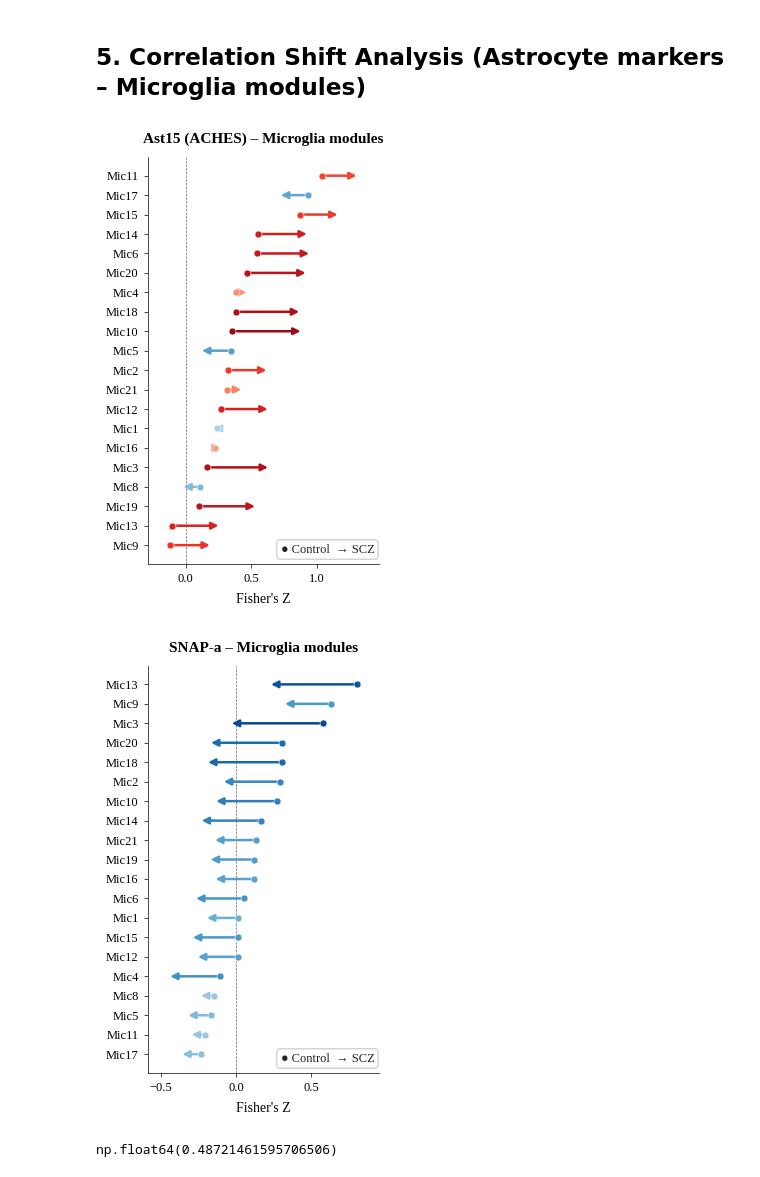
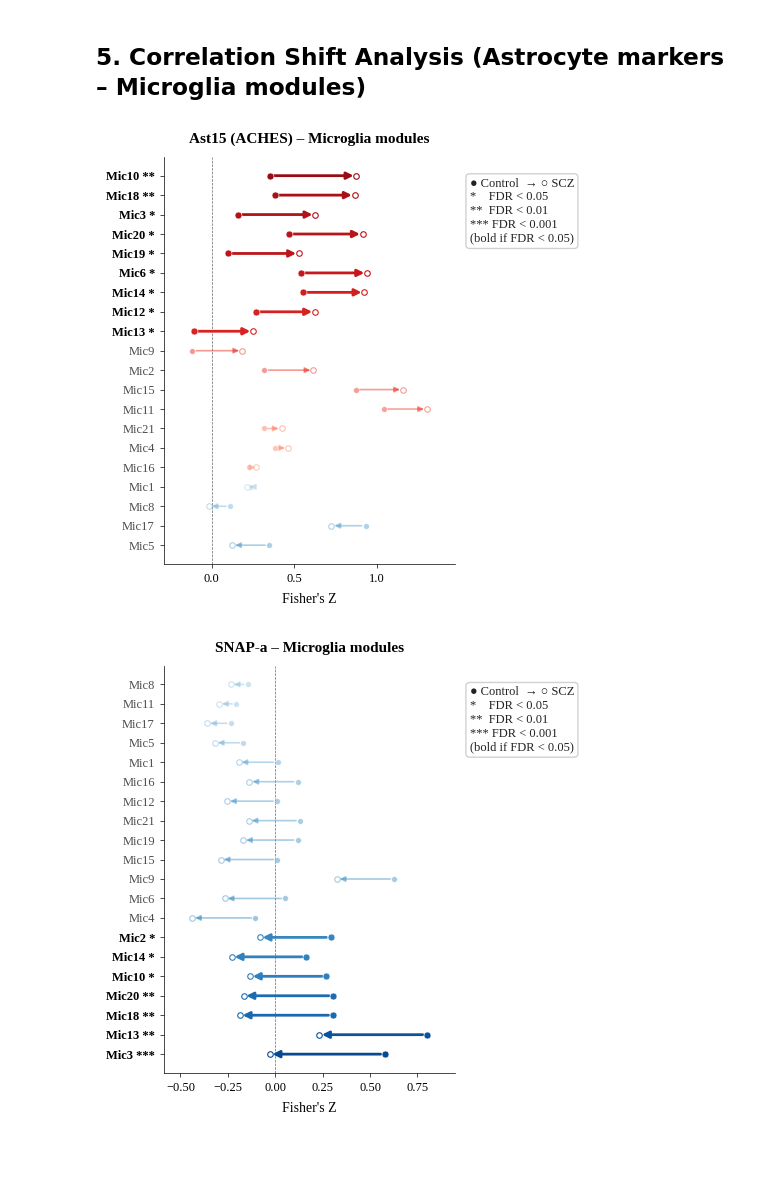
Before and after one commit to Kimsangwon-0523/SCZ_mic_ast_corr_diff, a Jupyter notebook: notebooks/primary_BA46/4_SNAP_Ast15_comparison.ipynb, the cells around one changed output. Saved outputs shown, nothing was run; the diff lists cells and outputs as text; code cells hidden in the pictures.

```diff
--- a/notebooks/primary_BA46/4_SNAP_Ast15_comparison.ipynb
+++ b/notebooks/primary_BA46/4_SNAP_Ast15_comparison.ipynb
@@ -145,14 +145,16 @@ snap_utils.plot_snap_ast_scatter(
 # %% [markdown]
 ## 5. Correlation Shift Analysis (Astrocyte markers – Microglia modules)
 # %%
+import numpy as np
+import pandas as pd
+from scipy.stats import pearsonr, norm
+from statsmodels.stats.multitest import multipletests
+
 def fisher_z(r):
     r = np.clip(r, -0.999999, 0.999999)
     return 0.5 * np.log((1 + r) / (1 - r))
 
 def get_z_series(marker_ctrl, marker_scz, mic_ctrl, mic_scz):
-    # marker_ctrl/scz: pd.Series of marker scores (index = donors)
-    # mic_ctrl/scz: pd.DataFrame of microglia module scores (index = donors)
-
     common_ctrl = marker_ctrl.index.intersection(mic_ctrl.index)
     common_scz = marker_scz.index.intersection(mic_scz.index)
 
@@ -166,47 +168,75 @@ def get_z_series(marker_ctrl, marker_scz, mic_ctrl, mic_scz):
         z_scz[col] = fisher_z(r_s)
 
     return pd.Series(z_ctrl), pd.Series(z_scz)
 
+def calculate_delta_corr_significance(val1, n1, val2, n2, is_z_transformed=True):
+    z1 = val1 if is_z_transformed else fisher_z(val1)
+    z2 = val2 if is_z_transformed else fisher_z(val2)
+
+    delta_z = z2 - z1
+    se = np.sqrt(1/(n1-3) + 1/(n2-3))
+    z_scores = delta_z / se
+    p_values = 2 * norm.sf(np.abs(z_scores))
+    _, fdr_bh = multipletests(p_values, method='fdr_bh')[:2]
+    return z_scores, p_values, fdr_bh
+
 # 5.1. Ast15 - Mic shift (Fig 3a)
 z_ast_ctrl, z_ast_scz = get_z_series(
     ast_control_means["Ast15"],
     ast_scz_means["Ast15"],
     mic_control_means,
     mic_scz_means
 )
 
+# Compute df_ast_diff
+z_scores_ast, p_values_ast, fdr_bh_ast = calculate_delta_corr_significance(
+    z_ast_ctrl, 97,
+    z_ast_scz, 94,
+    is_z_transformed=True
+)
+df_ast_diff = pd.DataFrame({
+    'z_ast_ctrl': z_ast_ctrl,
+    'z_ast_scz': z_ast_scz,
+    'delta_z': z_ast_scz - z_ast_ctrl,
+    'p_value': p_values_ast,
+    'fdr_bh': fdr_bh_ast
+}).reset_index()
+df_ast_diff.to_csv('../../data/primary_cohort/corr_diff/corr_diff_Ast15-Mic_modules.csv', index=False)
+
 snap_utils.plot_correlation_shift_arrows(
-    z_ast_ctrl, z_ast_scz,
+    df_ast_diff,
     title="Ast15 (ACHES) – Microglia modules",
     output_path="../../figures/fig3a_ast15_mic_arrow"
 )
 
 # 5.2. SNAP-a - Mic shift (Fig 3b)
 z_snap_ctrl, z_snap_scz = get_z_series(
     pb_ct_astro_ctrl.obs["SNAP_a_score"],
     pb_ct_astro_scz.obs["SNAP_a_score"],
     mic_control_means,
     mic_scz_means
 )
 
+# Compute df_snap_diff
+z_scores_snap, p_values_snap, fdr_bh_snap = calculate_delta_corr_significance(
+    z_snap_ctrl, 97,
+    z_snap_scz, 94,
+    is_z_transformed=True
+)
+df_snap_diff = pd.DataFrame({
+    'z_snap_ctrl': z_snap_ctrl,
+    'z_snap_scz': z_snap_scz,
+    'delta_z': z_snap_scz - z_snap_ctrl,
+    'p_value': p_values_snap,
+    'fdr_bh': fdr_bh_snap
+}).reset_index()
+df_snap_diff.to_csv('../../data/primary_cohort/corr_diff/corr_diff_SNAP-a-Mic_modules.csv', index=False)
+
 snap_utils.plot_correlation_shift_arrows(
-    z_snap_ctrl, z_snap_scz,
+    df_snap_diff,
     title="SNAP-a – Microglia modules",
     output_path="../../figures/fig3b_snapa_mic_arrow"
 )
 # %% [output]
-[figure, old version]
+[figure, new version]
-[figure, old version]
+[figure, new version]
-# %%
-import math
-import numpy as np
-def fisher_z(r):
-    """
-    Fisher Z-transformation of correlation coefficient.
-    """
-    r = np.clip(r, -0.999999, 0.999999)
-    return 0.5 * np.log((1 + r) / (1 - r))
-
-(fisher_z(-0.294) - fisher_z(-0.358)) / math.sqrt((1/(97-3)) +(1/(94-3)))
-# %% [output]
-np.float64(0.48721461595706506)
```
Also changed, not shown: parts of 3 cells of this notebook, 11 other files.
